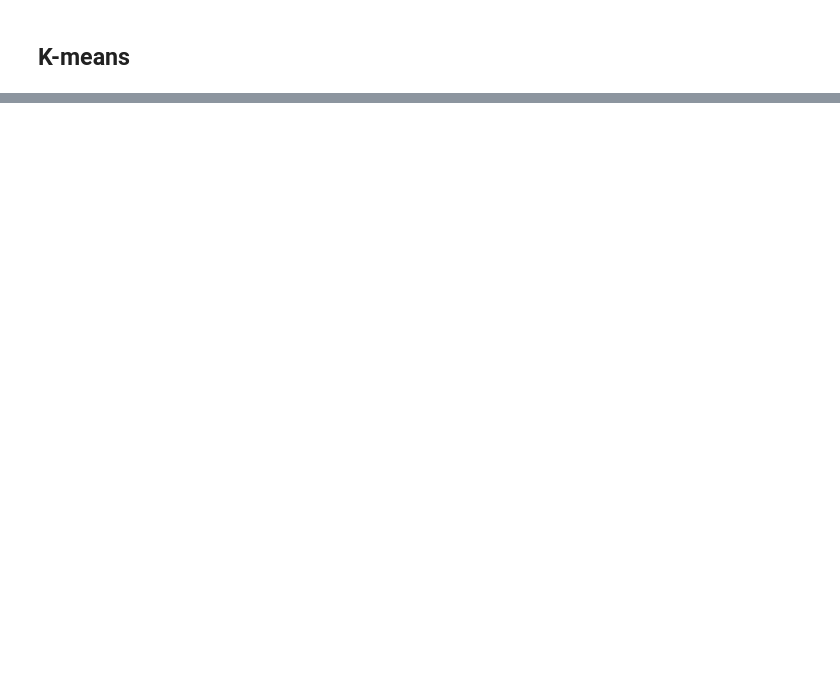
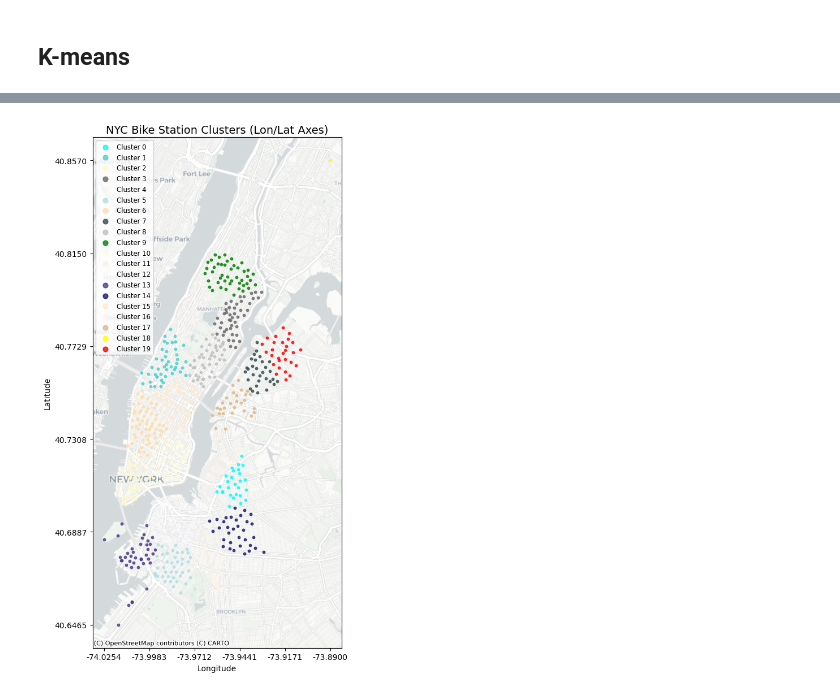
Before and after one commit to katrinemariepedersen/Business_analytics_project, a Jupyter notebook: Load_of_dat.ipynb, the cells around one changed output, grey strips where cells are left out. Drawn from its saved outputs; the diff is of its cells as text; code cells hidden in the pictures; blank space fills up the shorter version.

```diff
--- a/Load_of_dat.ipynb
+++ b/Load_of_dat.ipynb
@@ -162,3 +227,0 @@ KMeans(n_clusters=20)
-# %%
-dt_clusters=new_df.copy()
-dt_clusters['cluster']=k.fit_predict(new_df)
@@ -206,0 +228,78 @@ plt.show()
+# %%
+import matplotlib.pyplot as plt
+import random
+import matplotlib.colors as mcolors
+import geopandas as gpd
+from shapely.geometry import Point
+import contextily as ctx
+import numpy as np
+import pyproj
+
+# Number of clusters (excluding -1)
+num_colors = K
+colors = list(mcolors.CSS4_COLORS.keys())
+cluster_colors = random.sample(colors, k=num_colors)
+
+# Create GeoDataFrame with geometry in lon/lat
+geometry = [Point(xy) for xy in zip(
+    dt_clusters["start_station_longitude"],
+    dt_clusters["start_station_latitude"]
+)]
+gdf = gpd.GeoDataFrame(dt_clusters, geometry=geometry, crs="EPSG:4326")
+
+# Convert to Web Mercator for basemap
+gdf_3857 = gdf.to_crs(epsg=3857)
+
+# Plot setup
+fig, ax = plt.subplots(figsize=(10, 10))
+
+# Map cluster label → color
+unique_labels = sorted(set(gdf["cluster"]))
+unique_labels = [l for l in unique_labels if l != -1]
+label_color_map = {label: cluster_colors[i] for i, label in enumerate(unique_labels)}
+
+# Plot clusters
+for label in unique_labels:
+    mask = gdf_3857["cluster"] == label
+    gdf_3857[mask].plot(
+        ax=ax,
+        markersize=10,
+        color=label_color_map[label],
+        label=f"Cluster {label}",
+        alpha=0.8
+    )
+
+# Optional: plot noise (-1)
+if -1 in gdf_3857["cluster"].values:
+    gdf_3857[gdf_3857["cluster"] == -1].plot(
+        ax=ax,
+        markersize=8,
+        color="black",
+        label="Noise (-1)",
+        alpha=0.5
+    )
+
+# Add basemap
+ctx.add_basemap(ax, source=ctx.providers.CartoDB.Positron)
+
+# -----------------------------
+# Set axis ticks to longitude/latitude
+# -----------------------------
+project = pyproj.Transformer.from_crs(3857, 4326, always_xy=True)
+xticks = np.linspace(gdf_3857.total_bounds[0], gdf_3857.total_bounds[2], 6)
+yticks = np.linspace(gdf_3857.total_bounds[1], gdf_3857.total_bounds[3], 6)
+xtick_labels, ytick_labels = project.transform(xticks, yticks)
+ax.set_xticks(xticks)
+ax.set_yticks(yticks)
+ax.set_xticklabels([f"{x:.4f}" for x in xtick_labels])
+ax.set_yticklabels([f"{y:.4f}" for y in ytick_labels])
+
+# Formatting
+ax.set_xlabel("Longitude")
+ax.set_ylabel("Latitude")
+ax.set_title("NYC Bike Station Clusters (Lon/Lat Axes)", fontsize=14)
+ax.legend(markerscale=2, fontsize="small", loc="upper left")
+plt.tight_layout()
+plt.show()
+# %% [output]
+[figure, added]
```
Also changed, not shown: parts of 15 cells of this notebook.
